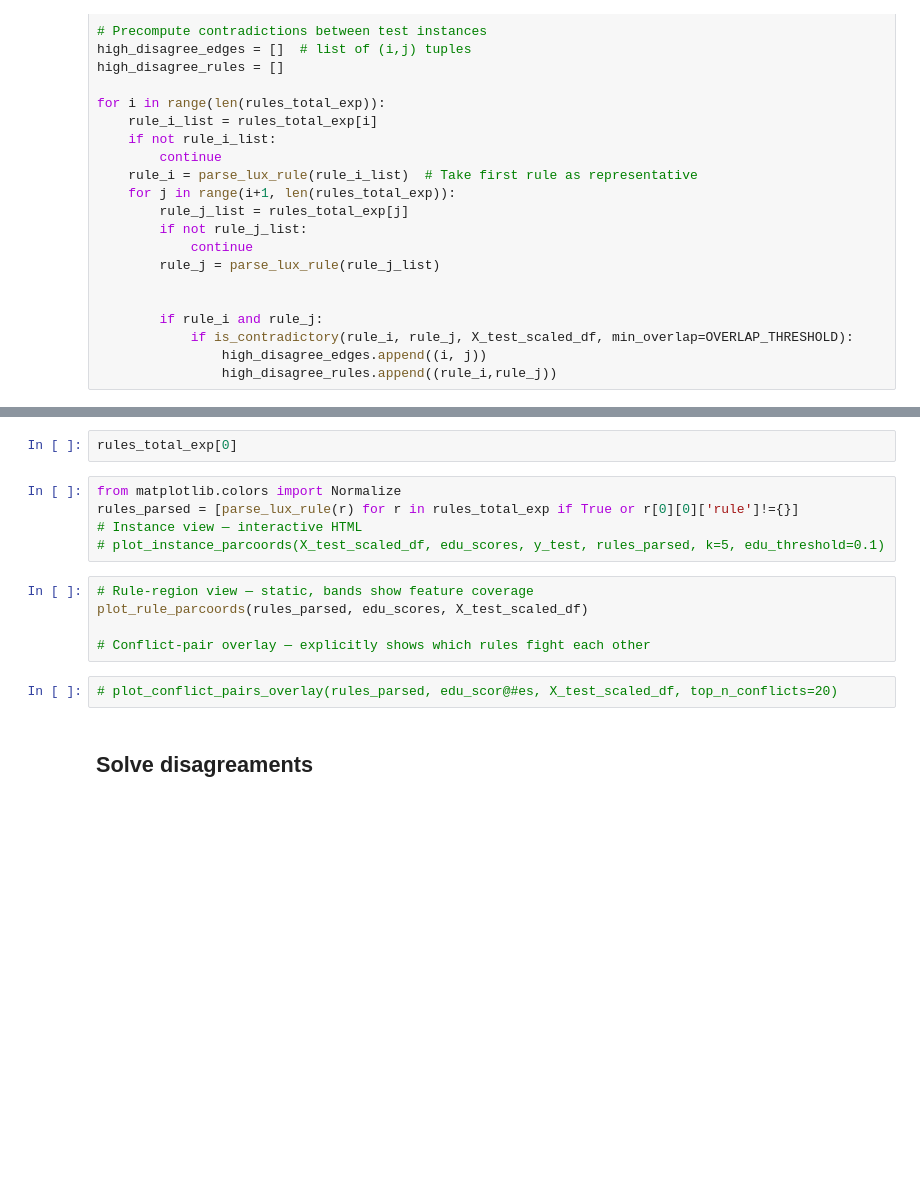
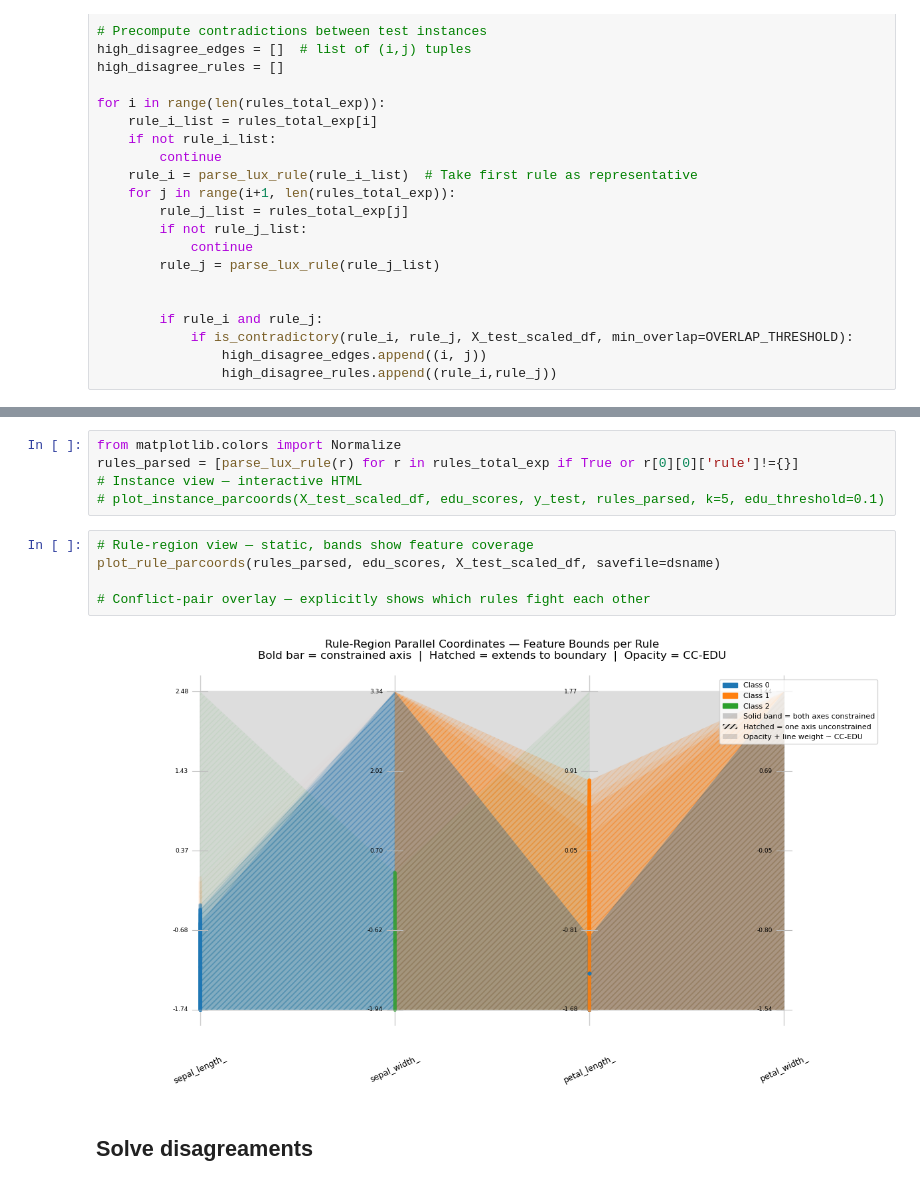
Before and after one commit to sbobek/ruledisagree, a Jupyter notebook: rule-based-uncertainty.ipynb, the cells around one changed output, grey strips where cells are left out. Cells and saved outputs as stored; diff of their text form; blank space fills up the shorter version.

```diff
--- a/rule-based-uncertainty.ipynb
+++ b/rule-based-uncertainty.ipynb
@@ -1819,5 +728,3 @@ plt.show()
-# %%
-rules_total_exp[0]
 # %%
 from matplotlib.colors import Normalize
 rules_parsed = [parse_lux_rule(r) for r in rules_total_exp if True or r[0][0]['rule']!={}]
@@ -1825,11 +732,11 @@ rules_parsed = [parse_lux_rule(r) for r in rules_total_exp if True or r[0][0]['r
 # plot_instance_parcoords(X_test_scaled_df, edu_scores, y_test, rules_parsed, k=5, edu_threshold=0.1)
 # %%
 # Rule-region view — static, bands show feature coverage
-plot_rule_parcoords(rules_parsed, edu_scores, X_test_scaled_df)
+plot_rule_parcoords(rules_parsed, edu_scores, X_test_scaled_df, savefile=dsname)
 
 # Conflict-pair overlay — explicitly shows which rules fight each other
+# %% [output]
+[figure, added]
-# %%
-# plot_conflict_pairs_overlay(rules_parsed, edu_scor@#es, X_test_scaled_df, top_n_conflicts=20)
 # %% [markdown]
 ## Solve disagreaments
 # %%
```
Also changed, not shown: parts of 28 cells of this notebook, 19 other files.
